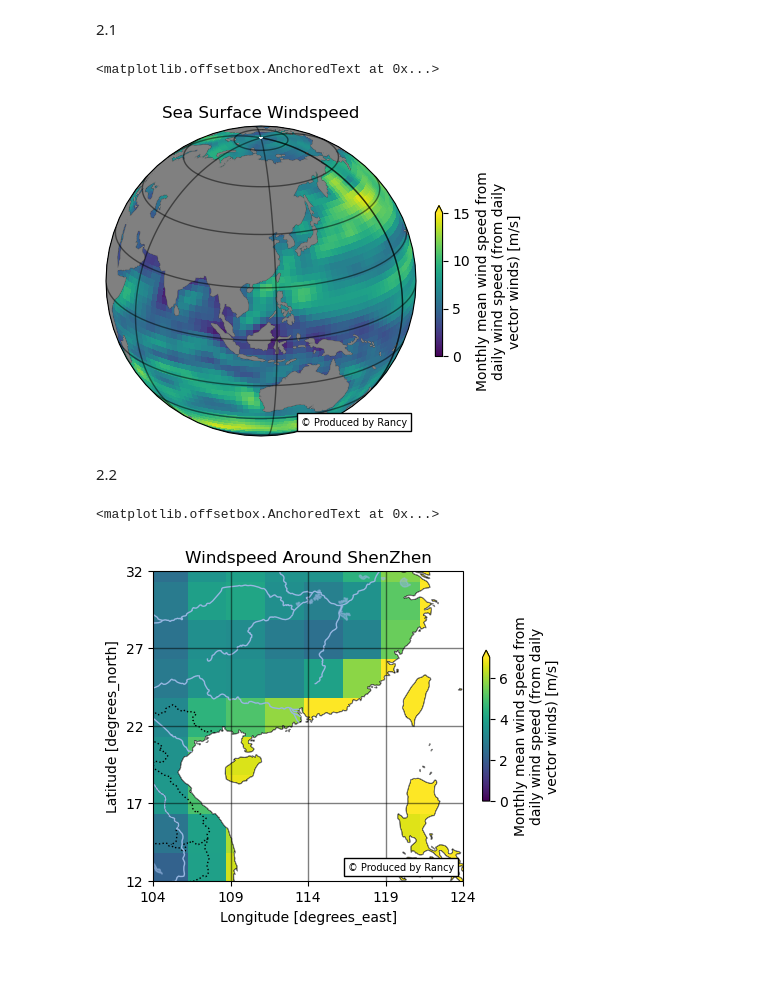
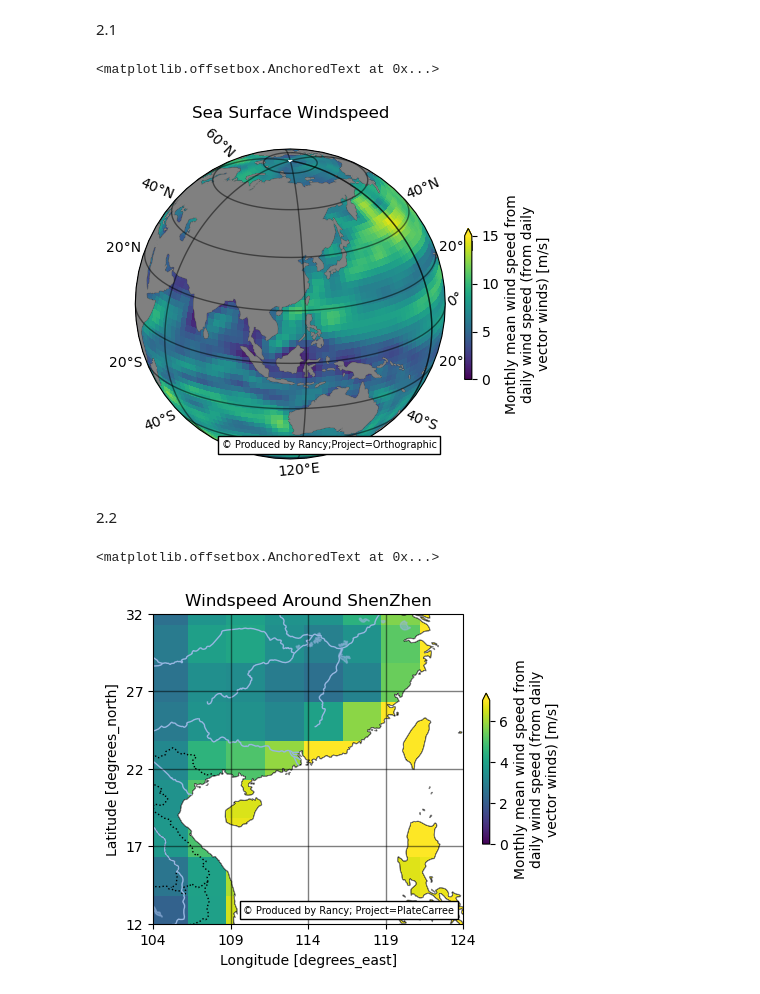
Before and after one commit to RancyNg/ESE5023_Assignments_-, a Jupyter notebook: Assignment4/PS4_2.ipynb, the cells around one changed output. Cells and saved outputs as stored; diff of their text form; code cells hidden in the pictures; blank space fills up the shorter version.

```diff
--- a/Assignment4/PS4_2.ipynb
+++ b/Assignment4/PS4_2.ipynb
@@ -46,36 +46,37 @@ proj = ccrs.Orthographic(central_lon, central_lat)
 ax = plt.axes(projection=proj)
 
 # Add border lines over countries
 ax.add_feature(cfeature.NaturalEarthFeature(category='cultural',
                                            name='admin_0_countries',
                                            scale='110m',
                                            facecolor='none',
                                            edgecolor='black',
                                            linewidth=0.5))
 
 # Add lat/lon gridlines, draw gridlines
-gl = ax.gridlines(crs=ccrs.PlateCarree(), linewidth=1, color='black', alpha=0.5)
+gl = ax.gridlines(crs=ccrs.PlateCarree(), linewidth=1, color='black', alpha=0.5,draw_labels=True)
 
 # Plot the windspeed
 wspd.plot(ax=ax, transform=ccrs.PlateCarree(),
          vmin=0, vmax=15, cbar_kwargs={'shrink': 0.4})
 
 ax.set_title('Sea Surface Windspeed')
 
+
 #Mask land data by adding land feature and changing its zorder
 ax.add_feature(cfeature.LAND, edgecolor='grey', facecolor='grey',
                 linewidths=0.5, zorder=1)
 
 
 # Add a text annotation
-SOURCE = 'Produced by Rancy'
+SOURCE = 'Produced by Rancy;Project=Orthographic'
 text = AnchoredText('\u00A9 {}'
                         ''.format(SOURCE),
                         loc=4, prop={'size': 7}, frameon=True)
 ax.add_artist(text)
 # %% [output]
 <matplotlib.offsetbox.AnchoredText at 0x...>
-[figure, old version]
+[figure, new version]
 # %% [markdown]
 2.2
 # %%
@@ -114,11 +115,11 @@ ax.add_feature(cfeature.OCEAN, edgecolor='grey', facecolor='white',
                 linewidths=0.5, zorder=1)
 
 # Add a text annotation
-SOURCE = 'Produced by Rancy'
+SOURCE = 'Produced by Rancy; Project=PlateCarree'
 text = AnchoredText('\u00A9 {}'
                         ''.format(SOURCE),
                         loc=4, prop={'size': 7}, frameon=True)
 ax.add_artist(text)
 # %% [output]
 <matplotlib.offsetbox.AnchoredText at 0x...>
-[figure, old version]
+[figure, new version]
```
Also changed, not shown: 1 other file.
